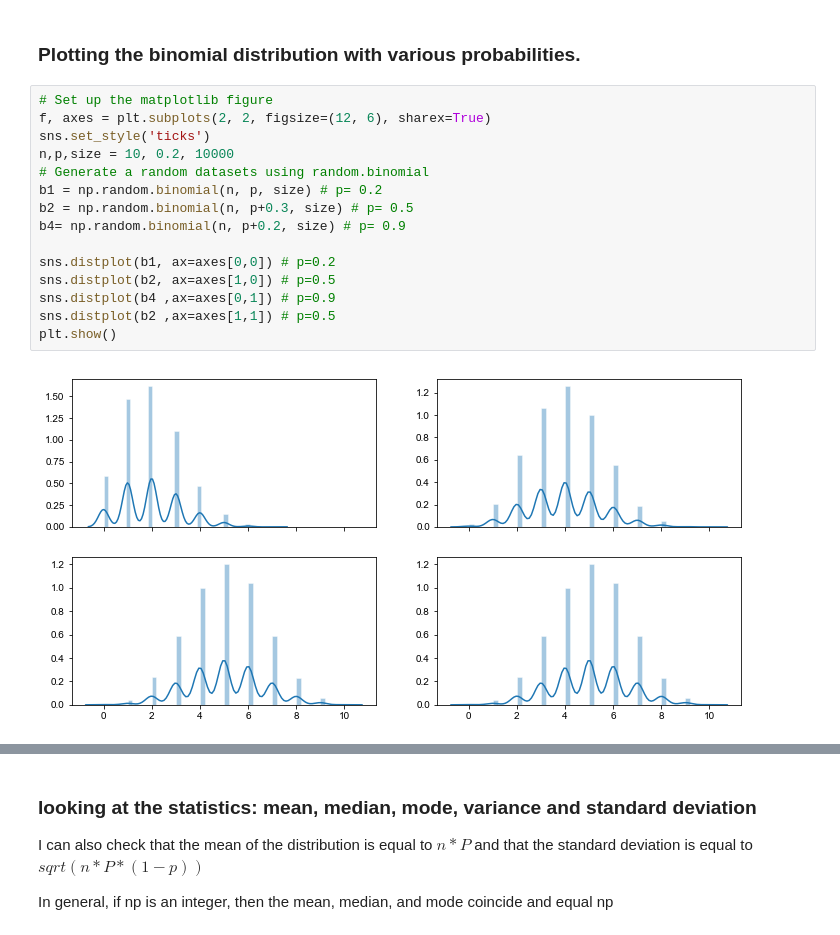
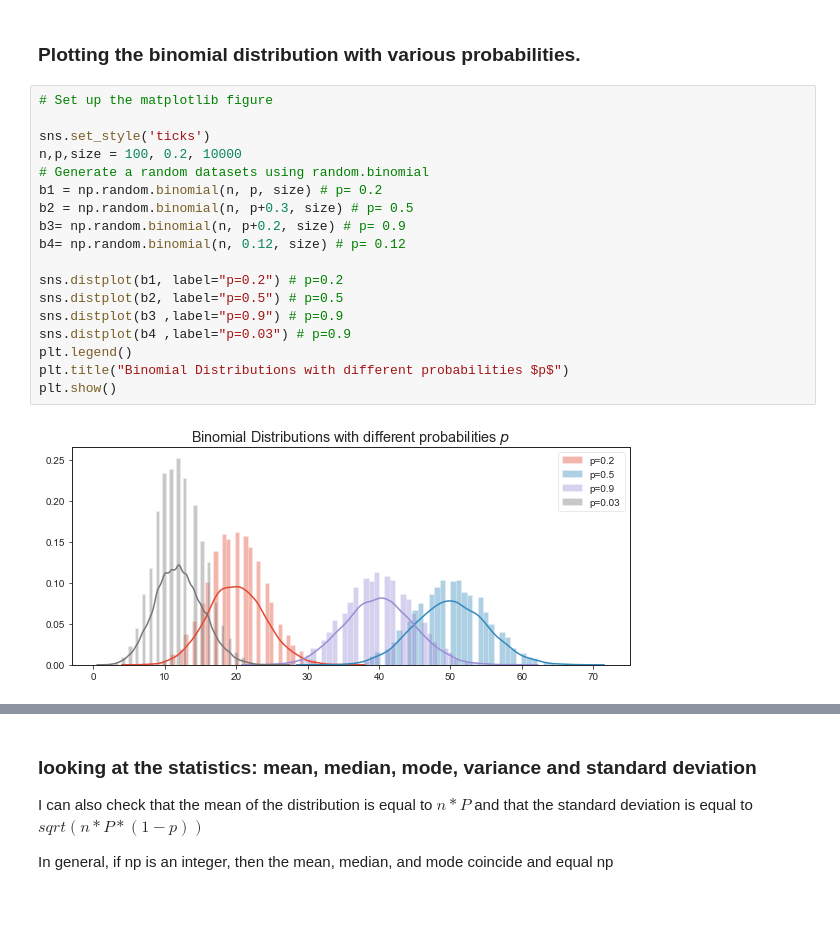
Before and after one commit to angela1C/Programming-for-Data-Analysis-numpy.random-project-2019, a Jupyter notebook: NumpyRandom.ipynb, the cells around one changed output, grey strips where cells are left out. Drawn from its saved outputs; the diff is of its cells as text; blank space fills up the shorter version.

```diff
--- a/NumpyRandom.ipynb
+++ b/NumpyRandom.ipynb
@@ -1403,18 +1321,21 @@ ax.set(xlabel='Binomial Distribution', ylabel='Frequency')
 ### Plotting the binomial distribution with various probabilities.
 # %%
 # Set up the matplotlib figure
-f, axes = plt.subplots(2, 2, figsize=(12, 6), sharex=True)
+
 sns.set_style('ticks')
-n,p,size = 10, 0.2, 10000
+n,p,size = 100, 0.2, 10000
 # Generate a random datasets using random.binomial
 b1 = np.random.binomial(n, p, size) # p= 0.2
 b2 = np.random.binomial(n, p+0.3, size) # p= 0.5
-b4= np.random.binomial(n, p+0.2, size) # p= 0.9
+b3= np.random.binomial(n, p+0.2, size) # p= 0.9
+b4= np.random.binomial(n, 0.12, size) # p= 0.12
 
-sns.distplot(b1, ax=axes[0,0]) # p=0.2
-sns.distplot(b2, ax=axes[1,0]) # p=0.5
-sns.distplot(b4 ,ax=axes[0,1]) # p=0.9
-sns.distplot(b2 ,ax=axes[1,1]) # p=0.5
+sns.distplot(b1, label="p=0.2") # p=0.2
+sns.distplot(b2, label="p=0.5") # p=0.5
+sns.distplot(b3 ,label="p=0.9") # p=0.9
+sns.distplot(b4 ,label="p=0.03") # p=0.9
+plt.legend()
+plt.title("Binomial Distributions with different probabilities $p$")
 plt.show()
 # %% [output]
-[figure, old version]
+[figure, new version]
```
Also changed, not shown: parts of 38 cells of this notebook, 4 other files.
